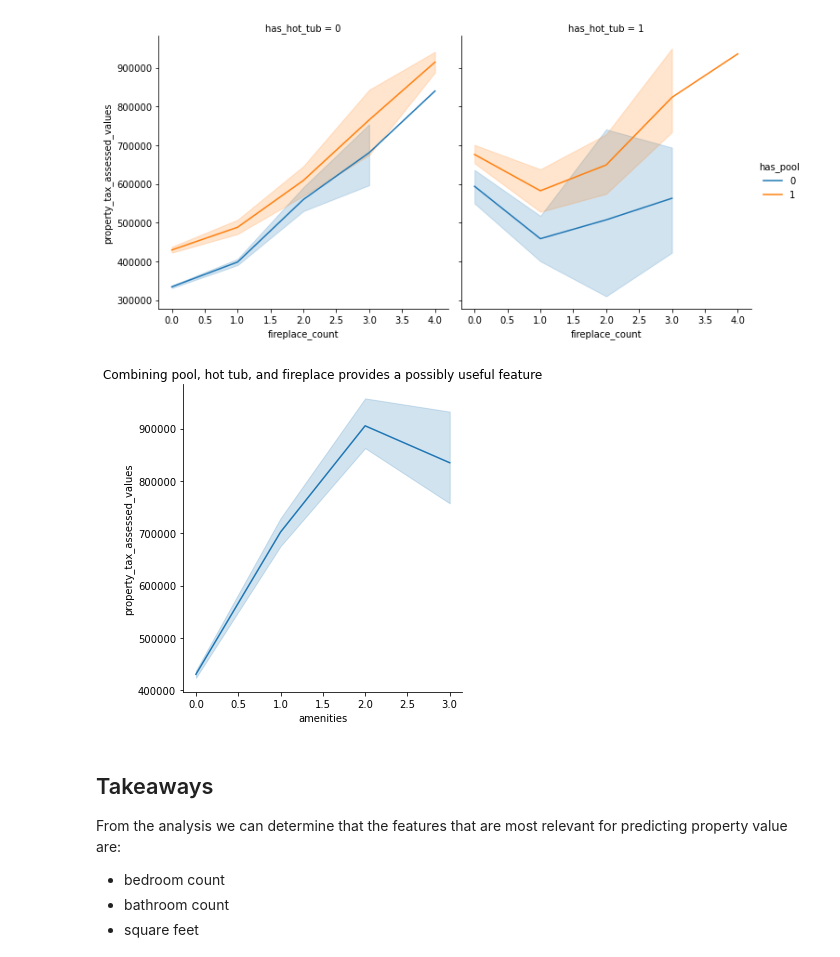
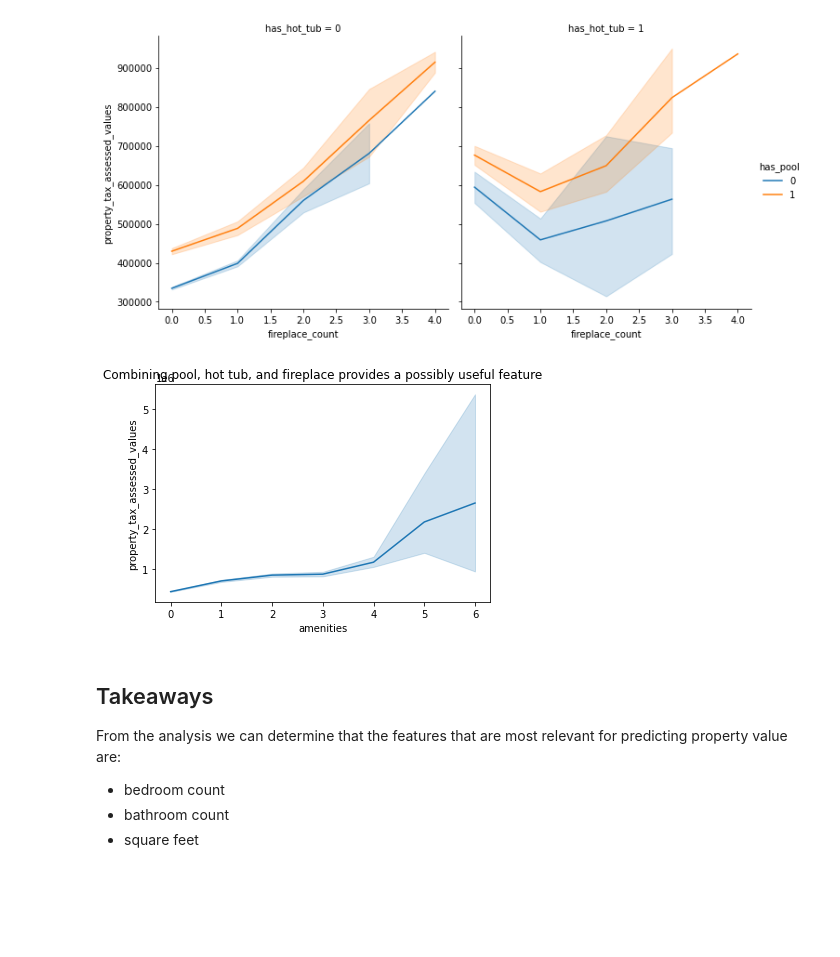
Before and after one commit to alegarcia-dev/zillow-regression-project, a Jupyter notebook: notebooks/explore.ipynb, the cells around one changed output. Saved outputs shown, nothing was run; the diff lists cells and outputs as text; code cells hidden in the pictures; blank space fills up the shorter version.

```diff
--- a/notebooks/explore.ipynb
+++ b/notebooks/explore.ipynb
@@ -560,17 +565,16 @@ sns.relplot(
 # %% [output]
 [figure]
 # %%
-train['amenities'] = train.has_hot_tub + train.has_pool + (train.fireplace_count > 0)
+train['amenities'] = train.has_hot_tub + train.has_pool + train.fireplace_count
 
-sns.relplot(
+sns.lineplot(
     data = train,
     x = "amenities",
-    y = "property_tax_assessed_values",
-    kind = 'line'
+    y = "property_tax_assessed_values"
 )
 plt.title('Combining pool, hot tub, and fireplace provides a possibly useful feature');
 # %% [output]
-[figure, old version]
+[figure, new version]
 # %% [markdown]
 ## Takeaways
 
```
Also changed, not shown: parts of 6 cells of this notebook, 5 other files.
